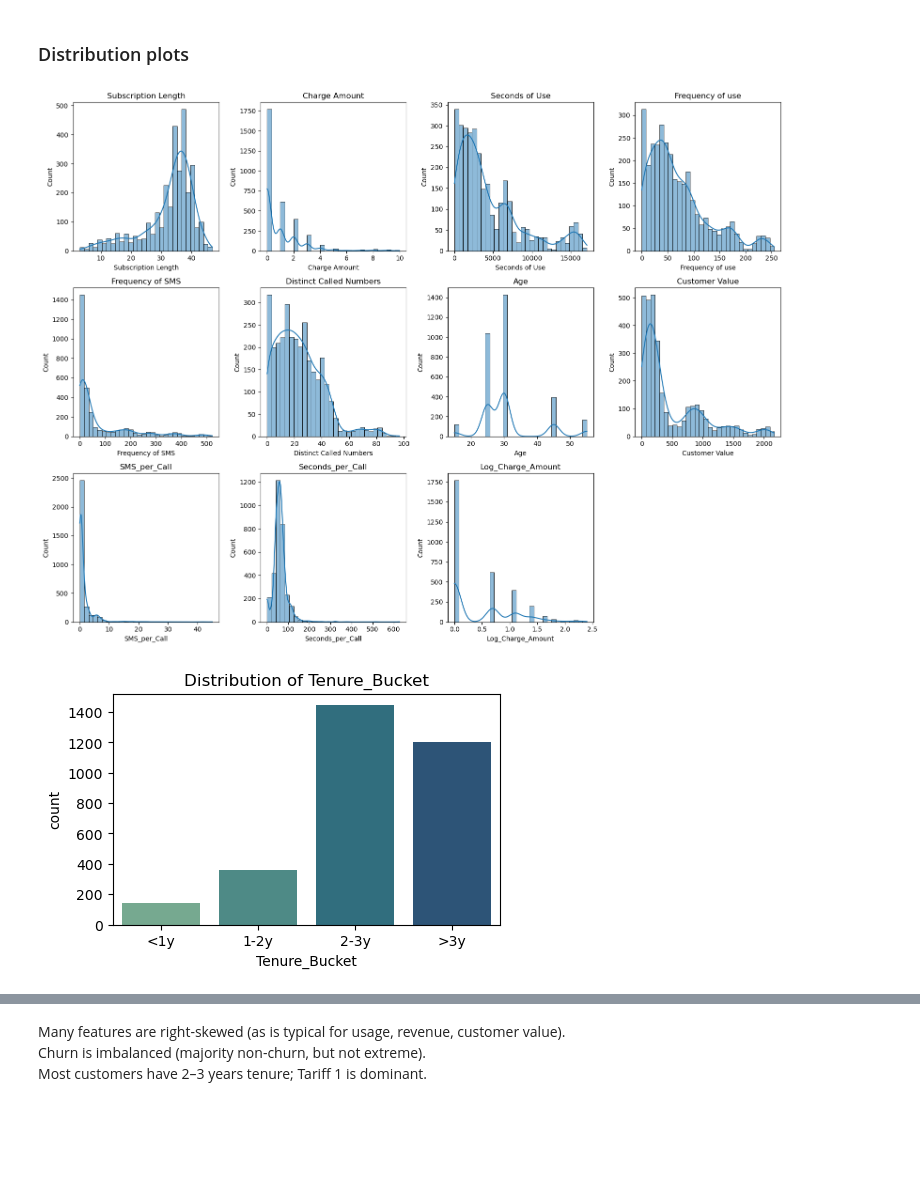
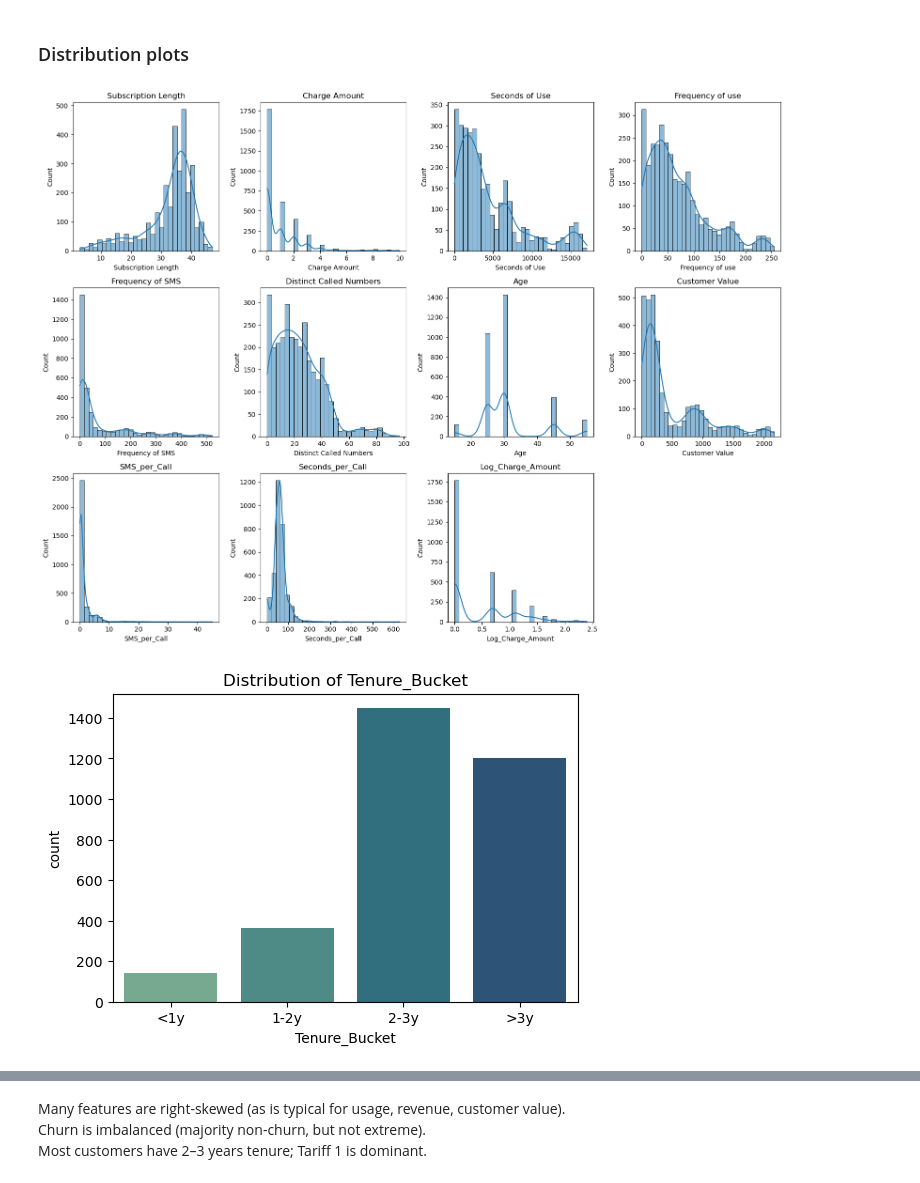
Before and after one commit to intox1ca7ed/Churn-Prediction-Project, a Jupyter notebook: main-notebook.ipynb, the cells around one changed output, grey strips where cells are left out. Cells and saved outputs as stored; diff of their text form; code cells hidden in the pictures; blank space fills up the shorter version.

```diff
--- a/main-notebook.ipynb
+++ b/main-notebook.ipynb
@@ -163,27 +176,27 @@ Distributions, boxplots, churn comparisons, correlations
 # %%
 num_features = [
     'Subscription Length', 'Charge Amount', 'Seconds of Use', 'Frequency of use',
     'Frequency of SMS', 'Distinct Called Numbers', 'Age', 'Customer Value',
     'SMS_per_Call', 'Seconds_per_Call', 'Log_Charge_Amount'
 ]
 
 plt.figure(figsize=(16, 12)) #numer
 for i, col in enumerate(num_features):
     plt.subplot(3, 4, i+1)
     sns.histplot(df[col], kde=True, bins=30)
     plt.title(col)
 plt.tight_layout()
 plt.show()
 
 # categor
 cat_features = ['Tenure_Bucket', 'Tariff Plan', 'Churn']
 for col in cat_features:
     n_unique = df[col].nunique()
     palette = sns.color_palette("crest", n_colors=n_unique)
-    plt.figure(figsize=(5,3))
+    plt.figure(figsize=(6,4))
     sns.countplot(x=col, data=df, palette=palette, hue=col, legend=False)
     plt.title(f"Distribution of {col}")
     plt.show()
 # %% [output]
 [figure]
-[figure, old version]
+[figure, new version]
```
Also changed, not shown: parts of 23 cells of this notebook.
